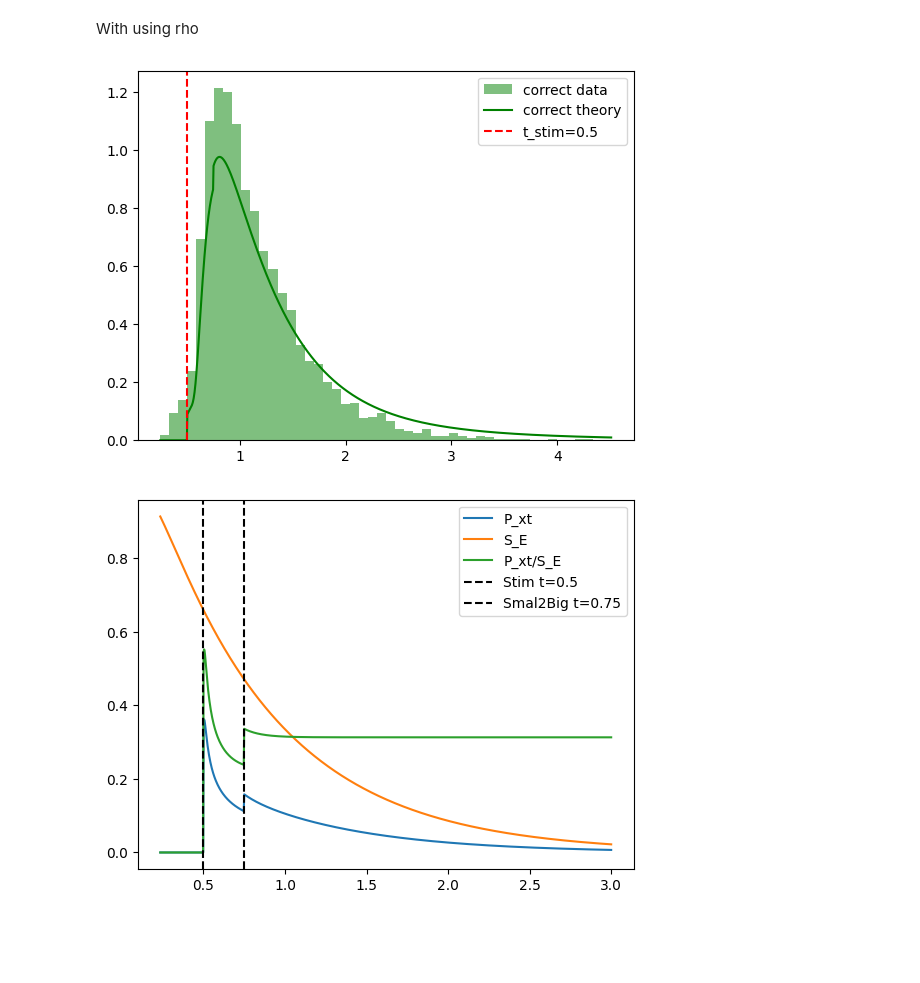
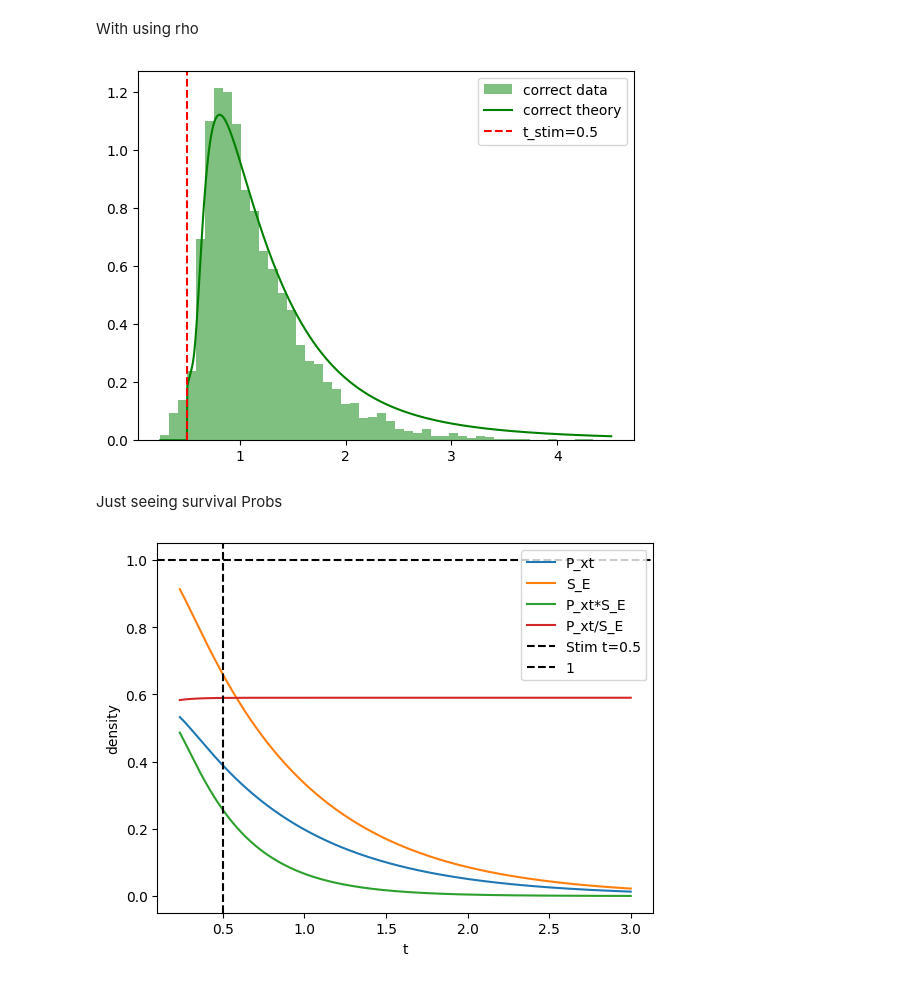
Before and after one commit to rakaar/ddm_codes, a Jupyter notebook: action_init_ddm/fitting_sim_data.ipynb, the cells around one changed output. Drawn from its saved outputs; the diff is of its cells as text; code cells hidden in the pictures; blank space fills up the shorter version.

```diff
--- a/action_init_ddm/fitting_sim_data.ipynb
+++ b/action_init_ddm/fitting_sim_data.ipynb
@@ -251,10 +252,33 @@ def P_x_small_t_fn(x, t, V_E, theta_E, Z, K_max):
 
     Z = a * (Z + theta_E)/(2*theta_E) # [-1,1] system to [0,2] system
 
-    term1 = 1/(4*np.pi*t)**0.5
+    term1 = 1/(2*np.pi*t)**0.5
     k_terms = np.linspace(-K_max, K_max, 2*K_max+1)
     exp_1 = np.exp(4*mu*k_terms - (((x - Z - 4*k_terms - mu*t)**2)/(2*t)))
-    exp_2 = np.exp(2*mu*(2 - 2*k_terms - Z) - ((x + Z + 4 - 4*k_terms - mu*t)**2)/(2*t))
+    exp_2 = np.exp(2*mu*(2 - 2*k_terms - Z) - ((x + Z - 4 + 4*k_terms - mu*t)**2)/(2*t))
     exp_diff = exp_1 - exp_2
 
     return term1*np.sum(exp_diff)
+
+def ps_loop(x, t, v, theta, z, terms):
+    a = 2*theta
+    mu = v*theta
+    z = a * (z + theta)/(2*theta)
+
+    sum_term = 0
+    for n in range(-terms, terms + 1):
+        exp1 = np.exp(4 * mu * n - ((x - z - 4 * n - mu * t) ** 2) / (2 * t))
+        exp2 = np.exp(2 * mu * (2 * (1 - n) - z) - ((x + z - 4 * (1 - n) - mu * t) ** 2) / (2 * t))
+        sum_term += exp1 - exp2
+
+    result = sum_term / np.sqrt(2 * (np.pi) * t)
+    return result
+
+RTs_flat = RTs.flatten()
+t_pts = np.linspace(min(RTs_flat), max(RTs_flat), 1000)
+P_small_1 = [P_x_small_t_fn(1.5, t, V_E, theta_E, 0, 50) for t in t_pts]
+P_small_2 = [ps_loop(1.5, t, V_E, theta_E, 0, 50) for t in t_pts]
+
+plt.plot(t_pts, P_small_1, label='P_small_1', linewidth=4)
+plt.scatter(t_pts, P_small_2, label='P_small_2', color='r', marker='X')
+plt.xlabel('t'); plt.ylabel('P(x=1.5|t)'); plt.legend();plt.title('Checking P small code is correct');
@@ -341,28 +413,32 @@ plt.axvline(x=t_stim, color='r', linestyle='--', label=f't_stim={t_stim}')
 
 plt.legend();
 # %% [output]
-[figure, old version]
+[figure, new version]
+# %% [markdown]
+Just seeing survival Probs
 # %%
 
-t_pts = np.linspace(min(RTs), 3, 1000)
+t_pts = np.linspace(min(RTs), 3, 1000); Z = 0; K_max = 50
 S_E_t = np.array([S_E(t, V_E, theta_E, Z, K_max) for t in t_pts]).flatten()
 P_EA_pos = np.zeros((len(t_pts)))
 P_EA_pos_norm = np.zeros((len(t_pts)))
 
 for i in range(len(t_pts)):
-    c,_ =  quad(P_x_t_fn, 1, 1.2, args=(t_pts[i], V_E, theta_E, Z, K_max, t_stim))
+    c,_ =  quad(P_x_small_t_fn, 1, 2, args=(t_pts[i], V_E, theta_E, Z, K_max))
     P_EA_pos[i] = c
     P_EA_pos_norm[i] = c/S_E_t[i]
 
 
 
 plt.plot(t_pts, P_EA_pos, label='P_xt')
 plt.plot(t_pts, S_E_t, label='S_E')
+plt.plot(t_pts, P_EA_pos*S_E_t, label='P_xt*S_E')
 plt.plot(t_pts, P_EA_pos_norm, label='P_xt/S_E')
+
 plt.axvline(x=t_stim, color='k', linestyle='--', label=f'Stim t={t_stim}')
-plt.axvline(x=t_stim+0.25, color='k', linestyle='--', label=f'Smal2Big t={t_stim + 0.25}')
+plt.axhline(y=1, color='k', linestyle='--', label='1')
 
-
+plt.xlabel('t'); plt.ylabel('density')
 plt.legend();
 # %% [output]
-[figure, old version]
+[figure, new version]
```
Also changed, not shown: parts of 28 cells of this notebook.
